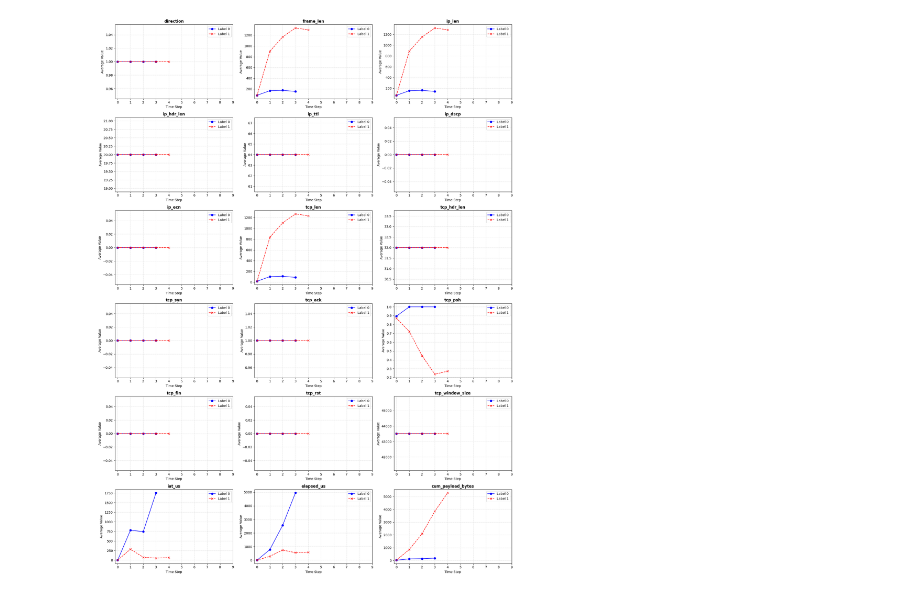
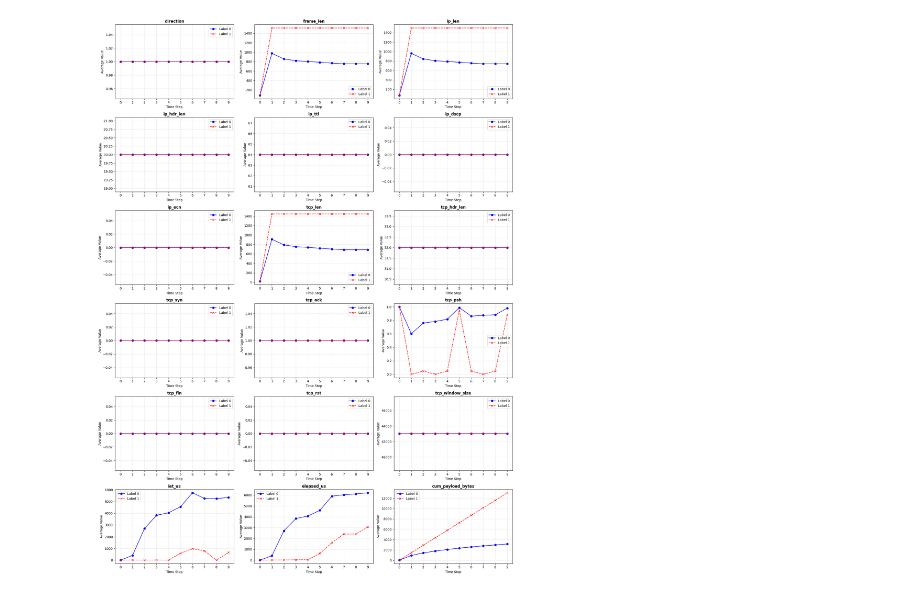
Before and after one commit to deneb784/2026_1_Final_9TEAM, a Jupyter notebook: model/step_GRU/dataset/EDA.ipynb, the cells around one changed output. Cells and saved outputs as stored; diff of their text form; code cells hidden in the pictures.

```diff
--- a/model/step_GRU/dataset/EDA.ipynb
+++ b/model/step_GRU/dataset/EDA.ipynb
@@ -50,32 +50,32 @@ def visualize_flow_features(jsonl_file_path, target_seq_len=10):
     mean_1 = np.nanmean(arr_1, axis=0) if len(arr_1) > 0 else np.zeros((target_seq_len, num_features))
 
     # 4. 시각화 (18개의 그래프를 6행 3열로 배치)
     fig, axes = plt.subplots(6, 3, figsize=(18, 24))
     axes = axes.flatten()
     time_steps = np.arange(target_seq_len)
 
     for i in range(num_features):
         ax = axes[i]
 
         # Label 0 그래프 (파란색 실선)
         if len(arr_0) > 0:
             ax.plot(time_steps, mean_0[:, i], label='Label 0', marker='o', color='blue', linestyle='-')
 
         # Label 1 그래프 (빨간색 점선)
         if len(arr_1) > 0:
             ax.plot(time_steps, mean_1[:, i], label='Label 1', marker='x', color='red', linestyle='--')
 
         ax.set_title(feature_names[i], fontsize=12, fontweight='bold')
         ax.set_xlabel('Time Step')
         ax.set_ylabel('Average Value')
         ax.set_xticks(time_steps)
         ax.legend()
         ax.grid(True, linestyle=':', alpha=0.7)
 
     plt.tight_layout()
     plt.show()
 
 # 실행
-visualize_flow_features('elephant_dst_to_src/fb/seq5/dataset.jsonl', target_seq_len=10)
+visualize_flow_features('elephant_dst_to_src/vl2/seq10/dataset.jsonl', target_seq_len=10)
 # %% [output]
-[figure, old version]
+[figure, new version]
```
Also changed, not shown: 13 other files.
